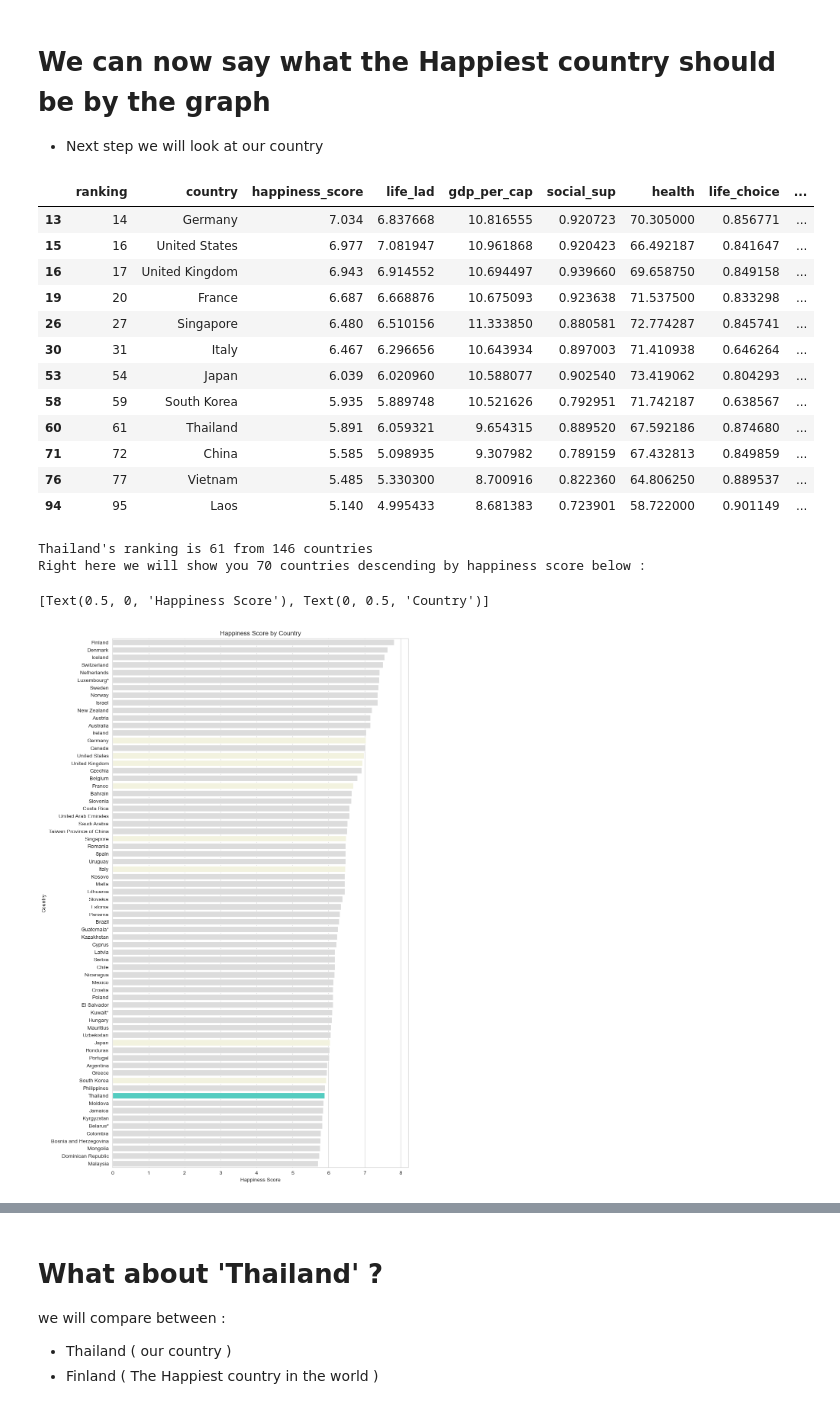
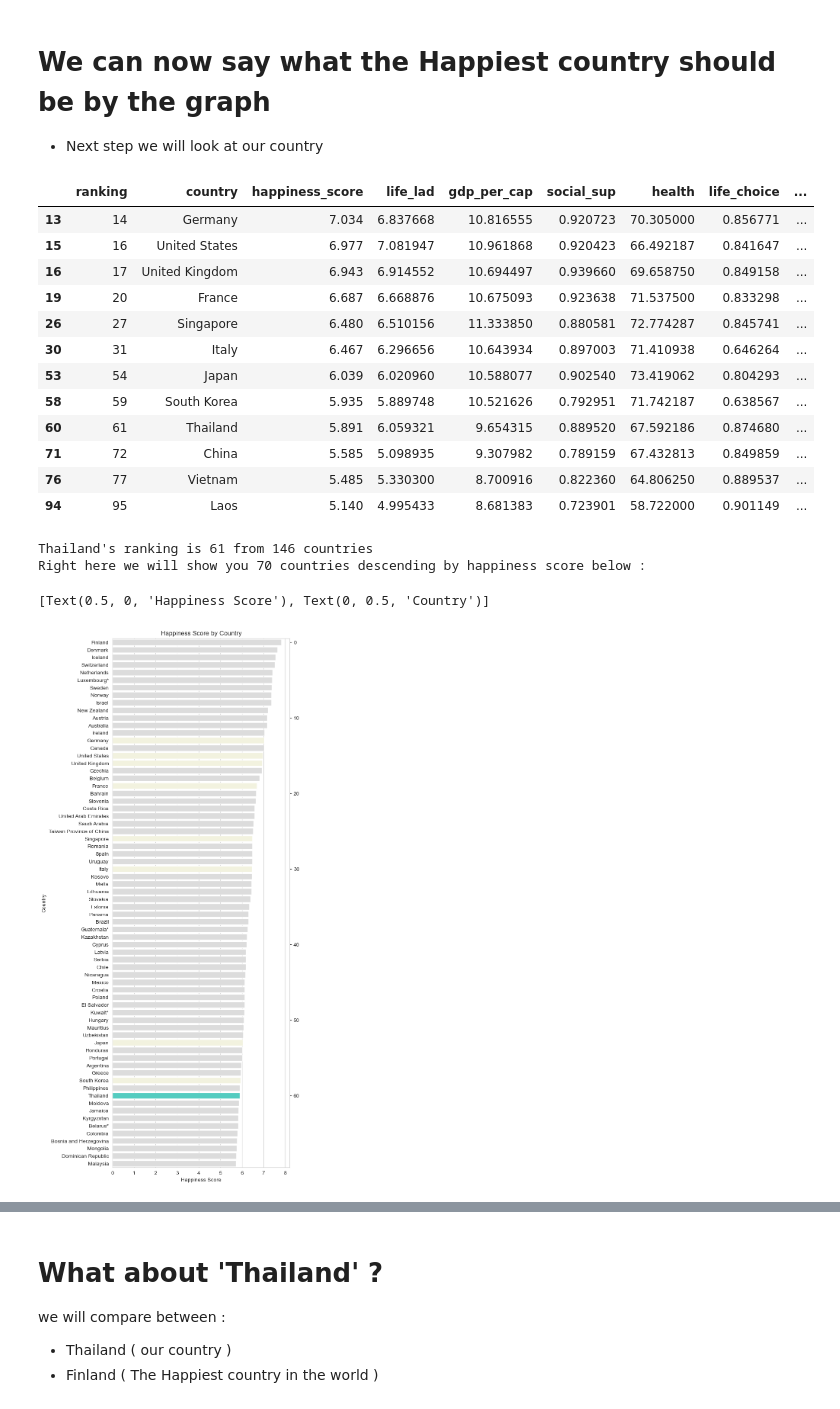
Before and after one commit to HikariJadeEmpire/TH_WLRD_Happiness_Project, a Jupyter notebook: WH_CodeSpace.ipynb, the cells around one changed output, grey strips where cells are left out. Saved outputs shown, nothing was run; the diff lists cells and outputs as text; code cells hidden in the pictures.

```diff
--- a/WH_CodeSpace.ipynb
+++ b/WH_CodeSpace.ipynb
@@ -212,32 +212,40 @@ display(winner_df)
 To define what the Happiest countries look like, we join the 'happiness score' column from 'df_w_overall' file <br>
 then sort the first 10th countries and define what the Happiest country looks like
 # %%
+# Prepare DATA
+
 df_w_overall.rename(columns={'Happiness score':'happiness_score'},inplace=True)
 wh = pd.merge(df_w_overall[['Country','happiness_score']],winner_df,left_on='Country',right_on='country_name',how='left')
+wh = wh.rename(columns={'Country':'country'}).drop(columns=['country_name'])
+
+print(f" \n{'-'*6} BEFORE Feature scaling {'-'*6}\n ")
 display(wh)
-st_wh = wh.loc[wh['country_name'].notna(),:].rename(columns={'Country':'country'}).drop(columns=['country_name']).reset_index(drop=True)
 
-# Standardization
+# Feature scaling by min-max scaler
 
-st_wh.iloc[:,1:] = st_wh.iloc[:,1:].apply(lambda x: (x-x.mean())/x.std() )
-define = st_wh.iloc[:10]
+st_wh = wh.loc[wh['life_lad'].notna(),:].reset_index(drop=True)
+
+st_wh.iloc[:,1:] = st_wh.iloc[:,1:].apply(lambda x: (x-x.min())/(x.max()-x.min()) )
+define = st_wh.iloc[:10,:]
+print(f" \n{'-'*6} AFTER Feature scaling by Min - Max scaler {'-'*6}\n ")
 display(define)
 
 # Plot
 
 plt.style.use('default')
 
-plt.figure(figsize=(15,16), dpi=150)
+plt.figure(figsize=(15,20), dpi=150)
 
 for i,j in enumerate(define) :
     if i >1 :
         plt.subplot(4, 3, i-1)
         plt.plot(define['country'], define[j],color='#2E86C1', marker='o', markersize = 9,
         linewidth=3, linestyle='solid', alpha=1 ,label="Top 10" )
-        plt.title(f"{j}");plt.xticks([0,5,9])
+        plt.title(f"{j}")
+        plt.xticks([0,1,2,3,4,5,6,7,8,9],rotation=90 )
         plt.ylabel("value")
         plt.legend(loc="lower right",borderaxespad=1 )
-        plt.yticks([-3,-2,-1,0,1,2,3])
+        plt.yticks([-1.5,-1,-0.5,0,0.5,1,1.5])
         plt.axhline(y=0, color='#5D6D7E', linestyle='--')
-        plt.subplots_adjust( wspace=None, hspace=None )
+        plt.subplots_adjust( wspace=None, hspace=0.5 )
 # %% [output]
@@ -301,16 +311,19 @@ heatmap.set( ylabel='Variables')
 # We can now say what the Happiest country should be by the graph
 - Next step we will look at our country
 # %%
+# Prepare DATA
+
+rnk_wh = wh.reset_index(drop=False)
+
+rnk_wh = rnk_wh.rename(columns={'index':'ranking'})
+rnk_wh['ranking'] = rnk_wh['ranking'].apply( lambda x : x+1 )
+
 # Find our country
-
-st2_wh = wh.rename(columns={'Country':'country'}).drop(columns=['country_name']).reset_index(drop=False)
-st2_wh = st2_wh.rename(columns={'index':'ranking'})
-st2_wh['ranking'] = st2_wh['ranking'].apply( lambda x : x+1 )
 
 scp = ['Thailand','United States','United Kingdom','France',"Germany",'Singapore','Italy','Japan','South Korea','Vietnam','Laos','Philipines','China']
 
-display(st2_wh.loc[st2_wh['country'].isin(scp),:])
-print(f"\n\nThailand's ranking is {st2_wh.iloc[:61,:]['country'].count()} from {st2_wh['country'].count()-1} countries\n\
+display(rnk_wh.loc[rnk_wh['country'].isin(scp),:])
+print(f"\n\nThailand's ranking is {rnk_wh.iloc[:61,:]['country'].count()} from {df_w_overall['Country'].count()-1} countries\n\
 Right here we will show you 70 countries descending by happiness score below : \n\n")
 
 # Plot
@@ -323,33 +336,34 @@ def set_custom_palette(series, max_color = 'turquoise' , sc_color = 'beige', oth
     for item in series:
         if item == max_val:
             pal.append(max_color)
         elif item in scope:
             pal.append(sc_color)
         else:
             pal.append(other_color)
     return pal
 
 sns.set_style("whitegrid")
 
-plt.figure(figsize=(10,18))
-ax = sns.barplot(x = 'happiness_score', y = 'country', data=st2_wh.iloc[:70,:], palette=set_custom_palette(st2_wh.iloc[:70,:]['happiness_score']))
+plt.figure(figsize=(6,18))
+ax = sns.barplot(x = 'happiness_score', y = 'country', data=rnk_wh.iloc[:70,:], palette=set_custom_palette(rnk_wh.iloc[:70,:]['happiness_score']))
 ax.set_title('Happiness Score by Country')
+ax.secondary_yaxis("right" )
 ax.set(xlabel='Happiness Score', ylabel= 'Country')
 # %% [output]
 |  | ranking | country | happiness_score | life_lad | gdp_per_cap | social_sup | health | life_choice | ... |
 | 13 | 14 | Germany | 7.034 | 6.837668 | 10.816555 | 0.920723 | 70.305000 | 0.856771 | ... |
 | 15 | 16 | United States | 6.977 | 7.081947 | 10.961868 | 0.920423 | 66.492187 | 0.841647 | ... |
 | 16 | 17 | United Kingdom | 6.943 | 6.914552 | 10.694497 | 0.939660 | 69.658750 | 0.849158 | ... |
 | 19 | 20 | France | 6.687 | 6.668876 | 10.675093 | 0.923638 | 71.537500 | 0.833298 | ... |
 | 26 | 27 | Singapore | 6.480 | 6.510156 | 11.333850 | 0.880581 | 72.774287 | 0.845741 | ... |
 | 30 | 31 | Italy | 6.467 | 6.296656 | 10.643934 | 0.897003 | 71.410938 | 0.646264 | ... |
 | 53 | 54 | Japan | 6.039 | 6.020960 | 10.588077 | 0.902540 | 73.419062 | 0.804293 | ... |
 | 58 | 59 | South Korea | 5.935 | 5.889748 | 10.521626 | 0.792951 | 71.742187 | 0.638567 | ... |
 | 60 | 61 | Thailand | 5.891 | 6.059321 | 9.654315 | 0.889520 | 67.592186 | 0.874680 | ... |
 | 71 | 72 | China | 5.585 | 5.098935 | 9.307982 | 0.789159 | 67.432813 | 0.849859 | ... |
 | 76 | 77 | Vietnam | 5.485 | 5.330300 | 8.700916 | 0.822360 | 64.806250 | 0.889537 | ... |
 | 94 | 95 | Laos | 5.140 | 4.995433 | 8.681383 | 0.723901 | 58.722000 | 0.901149 | ... |
 Thailand's ranking is 61 from 146 countries
 Right here we will show you 70 countries descending by happiness score below :
 [Text(0.5, 0, 'Happiness Score'), Text(0, 0.5, 'Country')]
-[figure, old version]
+[figure, new version]
```
Also changed, not shown: parts of 7 cells of this notebook.
